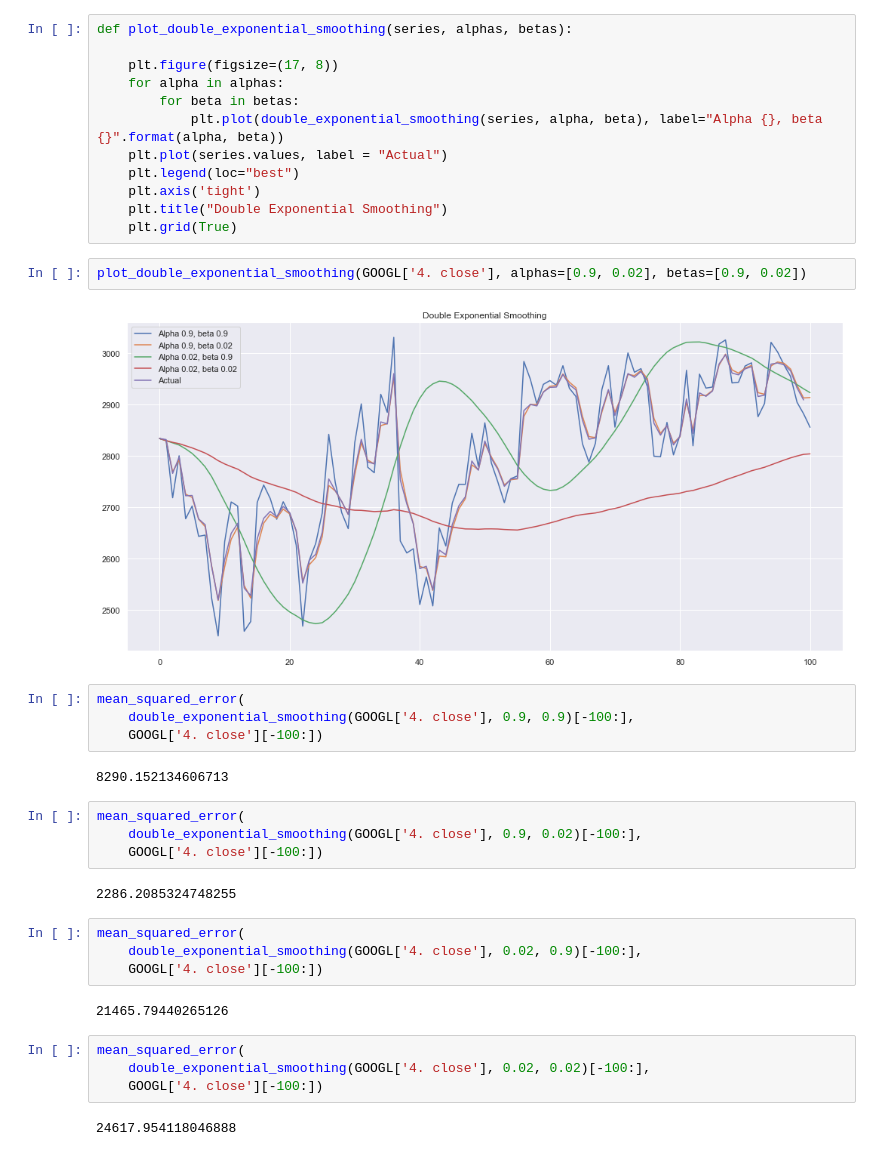
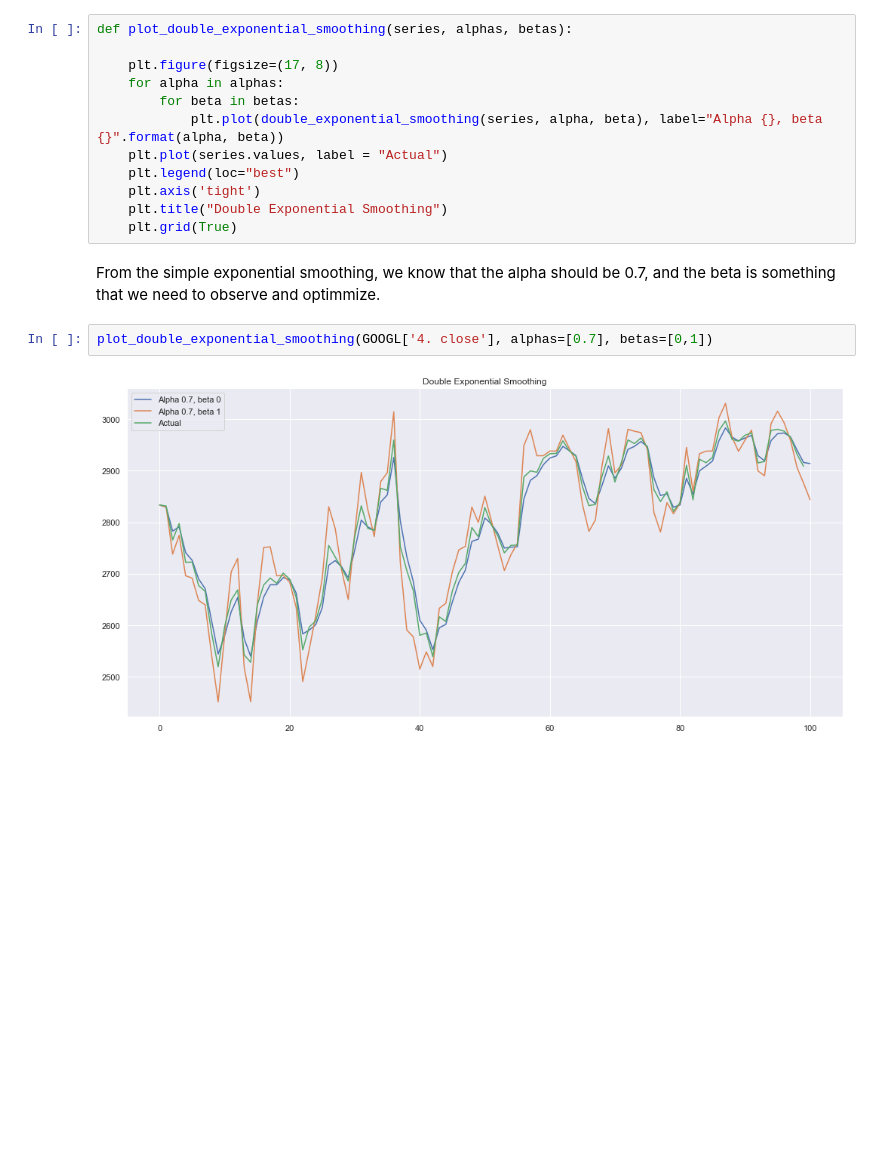
Before and after one commit to Hither1/sc5010, a Jupyter notebook: Model345.ipynb, the cells around one changed output. Saved outputs shown, nothing was run; the diff lists cells and outputs as text; blank space fills up the shorter version.

```diff
--- a/Model345.ipynb
+++ b/Model345.ipynb
@@ -168,31 +174,9 @@ def plot_double_exponential_smoothing(series, alphas, betas):
     plt.axis('tight')
     plt.title("Double Exponential Smoothing")
     plt.grid(True)
+# %% [markdown]
+From the simple exponential smoothing, we know that the alpha should be 0.7, and the beta is something that we need to observe and optimmize.
 # %%
-plot_double_exponential_smoothing(GOOGL['4. close'], alphas=[0.9, 0.02], betas=[0.9, 0.02])
+plot_double_exponential_smoothing(GOOGL['4. close'], alphas=[0.7], betas=[0,1])
 # %% [output]
-[figure, old version]
+[figure, new version]
-# %%
-mean_squared_error(
-    double_exponential_smoothing(GOOGL['4. close'], 0.9, 0.9)[-100:],
-    GOOGL['4. close'][-100:])
-# %% [output]
-8290.152134606713
-# %%
-mean_squared_error(
-    double_exponential_smoothing(GOOGL['4. close'], 0.9, 0.02)[-100:],
-    GOOGL['4. close'][-100:])
-# %% [output]
-2286.2085324748255
-# %%
-mean_squared_error(
-    double_exponential_smoothing(GOOGL['4. close'], 0.02, 0.9)[-100:],
-    GOOGL['4. close'][-100:])
-# %% [output]
-21465.79440265126
-# %%
-mean_squared_error(
-    double_exponential_smoothing(GOOGL['4. close'], 0.02, 0.02)[-100:],
-    GOOGL['4. close'][-100:])
-# %% [output]
-24617.954118046888
```
Also changed, not shown: parts of 12 cells of this notebook.
